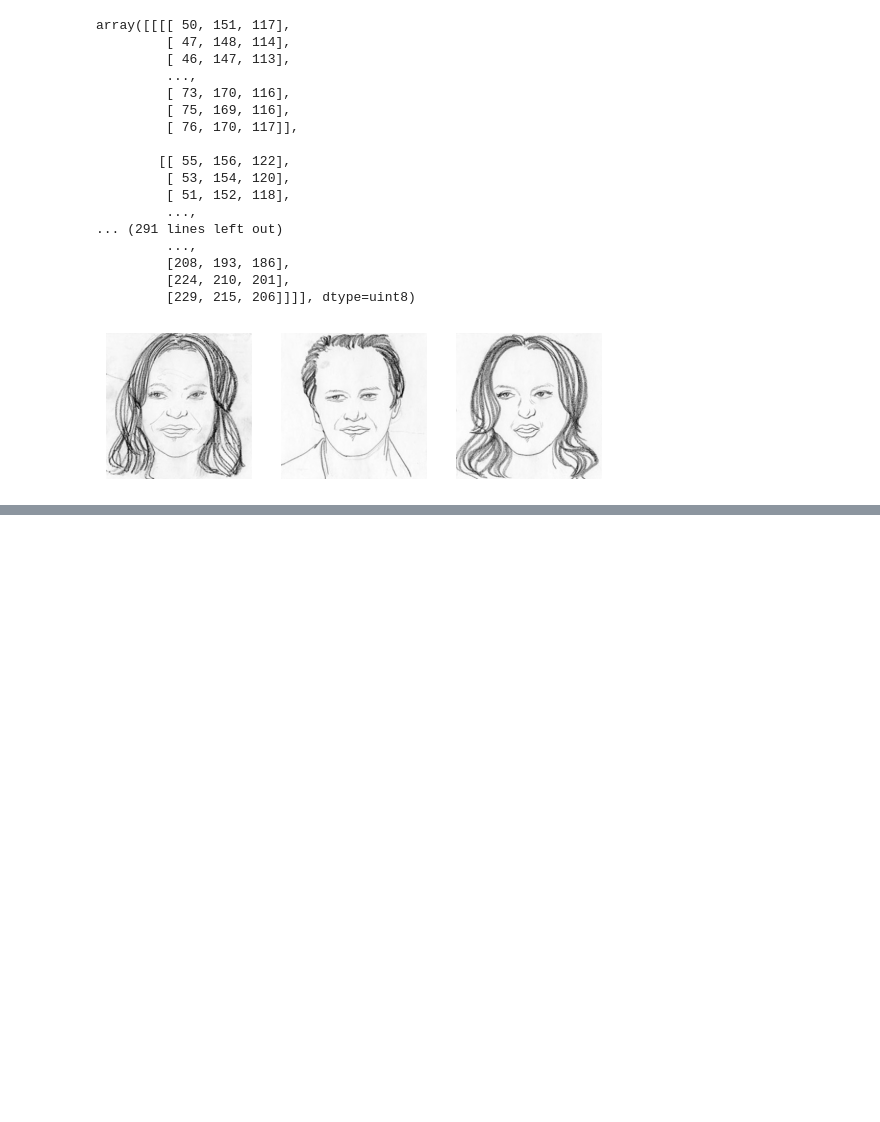
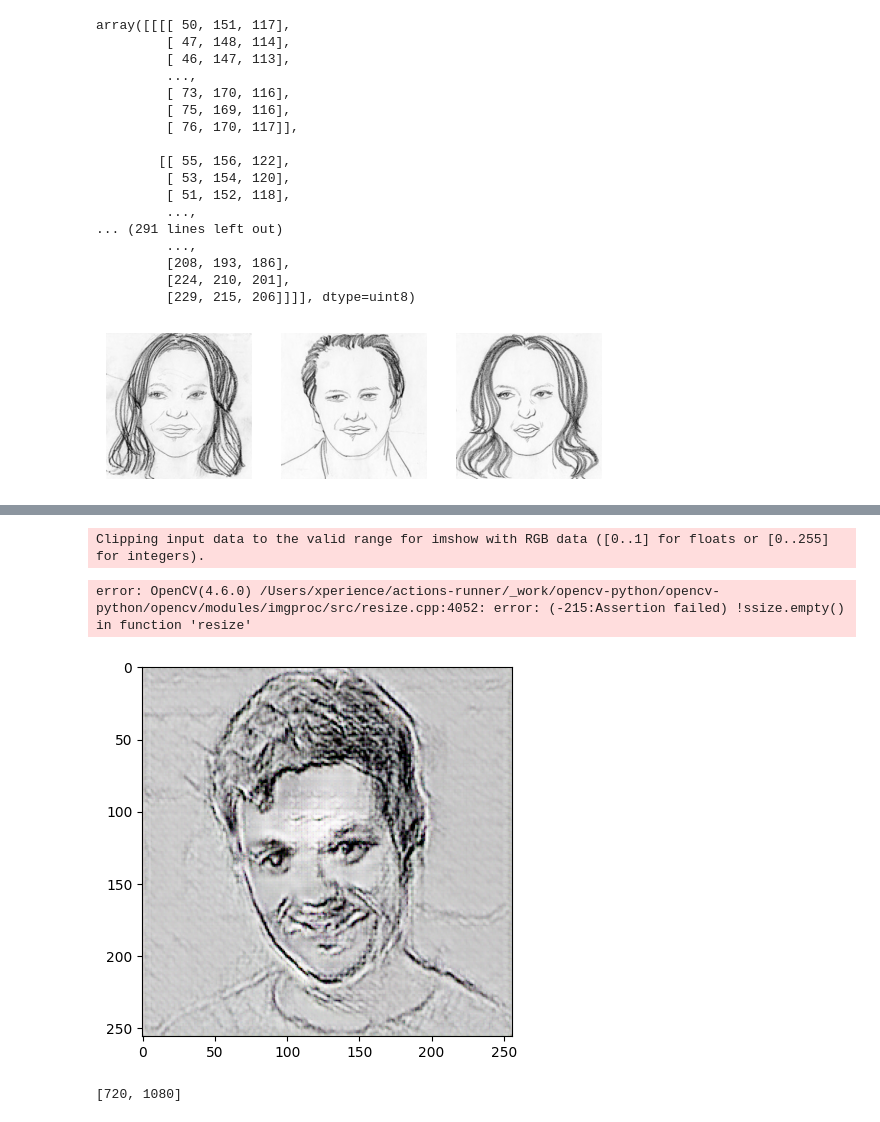
Before and after one commit to dcorballorenzo/FF2S, a Jupyter notebook: notebooks/Alice2.ipynb, the cells around one changed output, grey strips where cells are left out. Saved outputs shown, nothing was run; the diff lists cells and outputs as text; code cells hidden in the pictures; blank space fills up the shorter version.

```diff
--- a/notebooks/Alice2.ipynb
+++ b/notebooks/Alice2.ipynb
@@ -460,0 +446,14 @@ Clipping input data to the valid range for imshow with RGB data ([0..1] for floa
+# %%
+import cv2
+
+model = load_model('/Users/alicepannequin/code/dcorballorenzo/FF2S/training_outputs/models/model_20221206-132553.h5')
+
+kat = np.asarray(plt.imread("/Users/alicepannequin/Downloads/Capture d’écran 2022-12-06 à 14.48.17.jpeg"), dtype = "uint8")
+kat_shape = kat.shape
+kat = cv2.resize(kat, [256, 256])
+kat = kat.reshape((1, 256, 256, 3))
+kat = (kat-127.5)/ 127.5
+plt.imshow(model.predict(kat)[0])
+kat = cv2.resize(kat[1:], list(kat_shape[:2]))
+plt.imshow(kat)
+# %% [output]
@@ -460,0 +462,7 @@ Clipping input data to the valid range for imshow with RGB data ([0..1] for floa
+Clipping input data to the valid range for imshow with RGB data ([0..1] for floats or [0..255] for integers).
+error: OpenCV(4.6.0) /Users/xperience/actions-runner/_work/opencv-python/opencv-python/opencv/modules/imgproc/src/resize.cpp:4052: error: (-215:Assertion failed) !ssize.empty() in function 'resize'
+[figure, added]
+# %%
+list(kat_shape[:2])
+# %% [output]
+[720, 1080]
```
Also changed, not shown: parts of 4 cells of this notebook, 5 other files.
